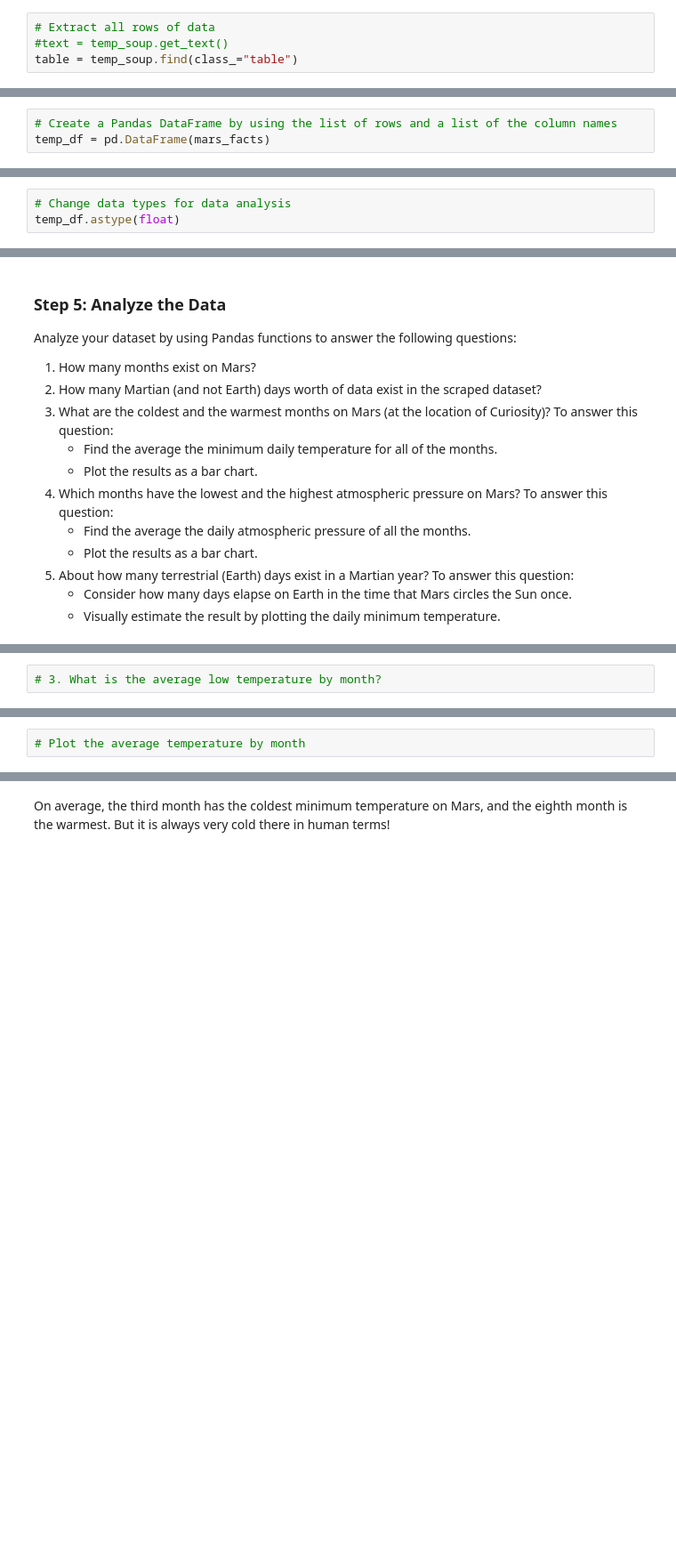
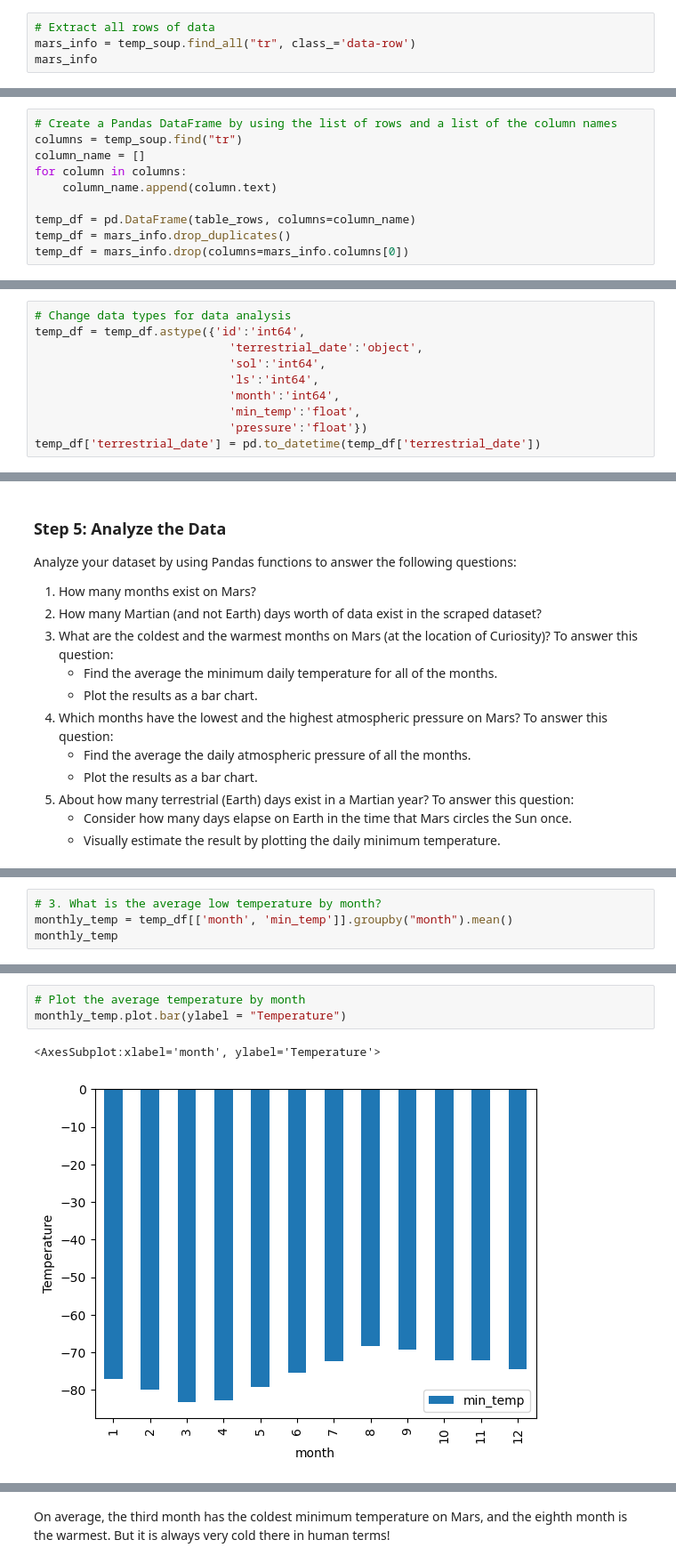
Before and after one commit to yonghl1018/mars-scraping-challenge, a Jupyter notebook: part_2_mars_weather.ipynb, the cells around one changed output, grey strips where cells are left out. Shown at 89% size. Drawn from its saved outputs; the diff is of its cells as text; blank space fills up the shorter version.

```diff
--- a/part_2_mars_weather.ipynb
+++ b/part_2_mars_weather.ipynb
@@ -32,5 +34,5 @@ html = browser.html
 temp_soup = soup(html, 'html.parser')
 # %%
 # Extract all rows of data
-#text = temp_soup.get_text()
-table = temp_soup.find(class_="table")
+mars_info = temp_soup.find_all("tr", class_='data-row')
+mars_info
@@ -67,3 +100,10 @@ mars_facts
 # %%
 # Create a Pandas DataFrame by using the list of rows and a list of the column names
-temp_df = pd.DataFrame(mars_facts)
+columns = temp_soup.find("tr")
+column_name = []
+for column in columns:
+    column_name.append(column.text)
+
+temp_df = pd.DataFrame(table_rows, columns=column_name)
+temp_df = mars_info.drop_duplicates()
+temp_df = mars_info.drop(columns=mars_info.columns[0])
@@ -82,5 +143,12 @@ temp_df.describe()
 # %%
 # Change data types for data analysis
-temp_df.astype(float)
+temp_df = temp_df.astype({'id':'int64',
+                            'terrestrial_date':'object',
+                            'sol':'int64',
+                            'ls':'int64',
+                            'month':'int64',
+                            'min_temp':'float',
+                            'pressure':'float'})
+temp_df['terrestrial_date'] = pd.to_datetime(temp_df['terrestrial_date'])
 # %%
 # Confirm type changes were successful by examining data types again
@@ -108,2 +199,4 @@ Analyze your dataset by using Pandas functions to answer the following questions
 # %%
 # 3. What is the average low temperature by month?
+monthly_temp = temp_df[['month', 'min_temp']].groupby("month").mean()
+monthly_temp
@@ -110,4 +218,8 @@ Analyze your dataset by using Pandas functions to answer the following questions
 # %%
 # Plot the average temperature by month
+monthly_temp.plot.bar(ylabel = "Temperature")
+# %% [output]
+<AxesSubplot:xlabel='month', ylabel='Temperature'>
+[figure, added]
 # %%
 # Identify the coldest and hottest months in Curiosity's location
```
Also changed, not shown: parts of 15 cells of this notebook, 1 other file.
